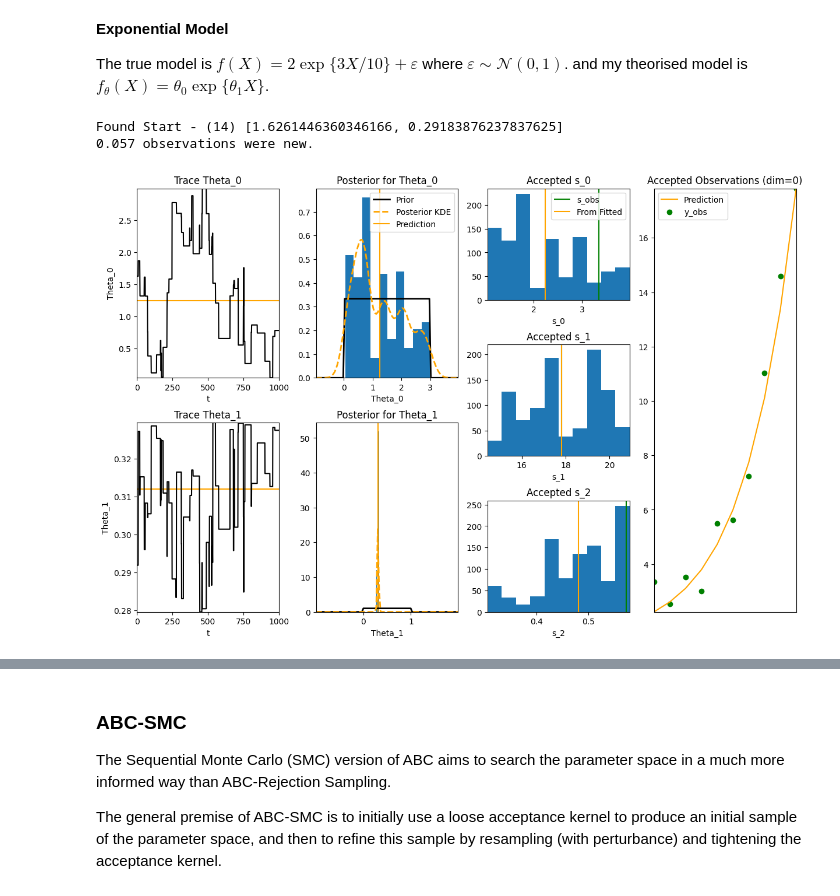
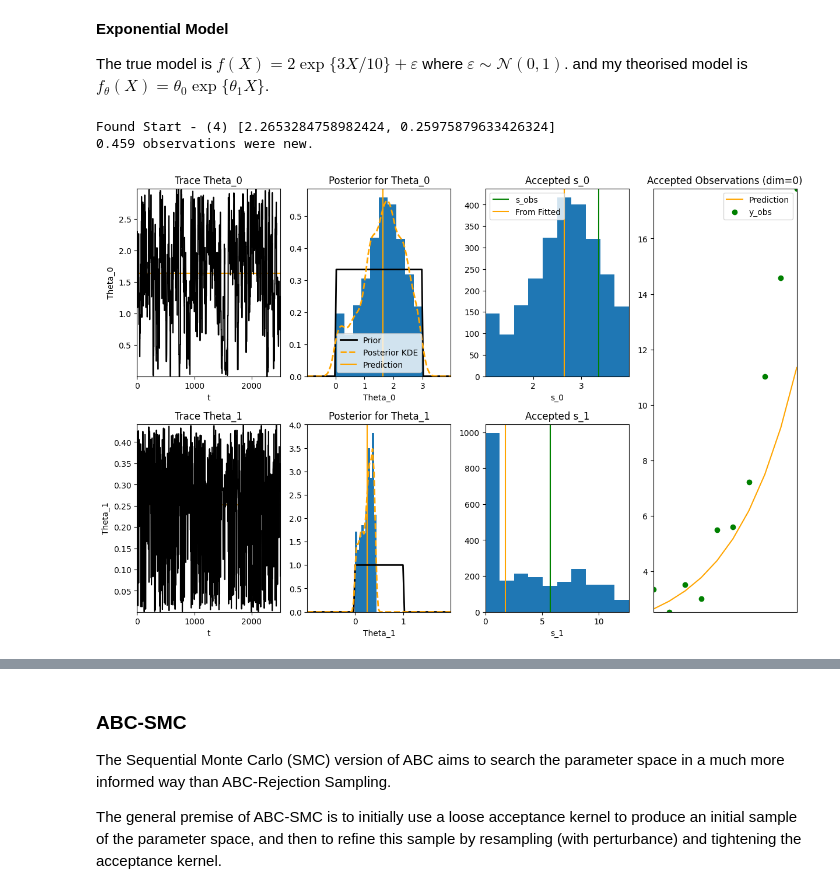
Before and after one commit to dajhutchinson/bayesian-modelling-of-epidemic-events, a Jupyter notebook: Code/ABC_Notebook.ipynb, the cells around one changed output, grey strips where cells are left out. Drawn from its saved outputs; the diff is of its cells as text; code cells hidden in the pictures.

```diff
--- a/Code/ABC_Notebook.ipynb
+++ b/Code/ABC_Notebook.ipynb
@@ -487,21 +481,21 @@ A notable difference between these results and those of ABC-Rejection Sampling i
 
 The true model is $f(X)=2\exp\{3X/10\}+\varepsilon$ where $\varepsilon\sim\mathcal{N}(0,1)$. and my theorised model is $f_\theta(X)=\theta_0\exp\{\theta_1X\}$.
 # %%
+# Define Summary Statistics
 start = (lambda ys:[ys[0][0]])
-end = (lambda ys:[ys[-1][0]])
-mean_log_grad = (lambda ys:[np.mean([np.log(max(1,ys[i+1][0]-ys[i][0])) for i in range(len(ys)-1)])])
-summary_stats=[start,end,mean_log_grad]
+mean_log_grad = (lambda ys:[10*np.mean([np.log(max(1,ys[i+1][0]-ys[i][0])) for i in range(len(ys)-1)])])
+summary_stats=[start,mean_log_grad]
 # %%
 %%time
 # MCMC - Chain length=2000
 np.random.seed(16111998) # Fix random seed
 fitted_model=ABC.abc_mcmc(n_obs=10,y_obs=em.observe(),fitting_model=em.copy([1,1]),priors=em_priors,
-    chain_length=1000,perturbance_kernels=perturbance_kernels,acceptance_kernel=ABC.uniform_kernel,scaling_factor=4,
+    chain_length=2500,perturbance_kernels=perturbance_kernels,acceptance_kernel=ABC.uniform_kernel,scaling_factor=7,
     summary_stats=summary_stats)
 print("True Model - {}".format(em))
 print("Fitted Model - {}\n".format(fitted_model))
 # %% [output]
-Found Start - (14) [1.6261446360346166, 0.29183876237837625]
-0.057 observations were new.
+Found Start - (4) [2.2653284758982424, 0.25975879633426324]
+0.459 observations were new.
-[figure, old version]
+[figure, new version]
 True Model - 2.000*e^(0.300*x0)+N(0,1.000)
```
Also changed, not shown: parts of 28 cells of this notebook, 2 other files.
